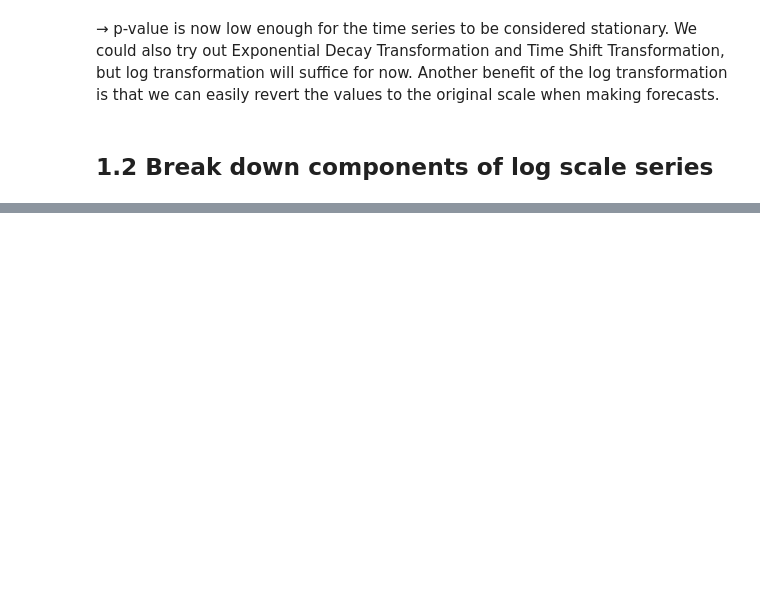
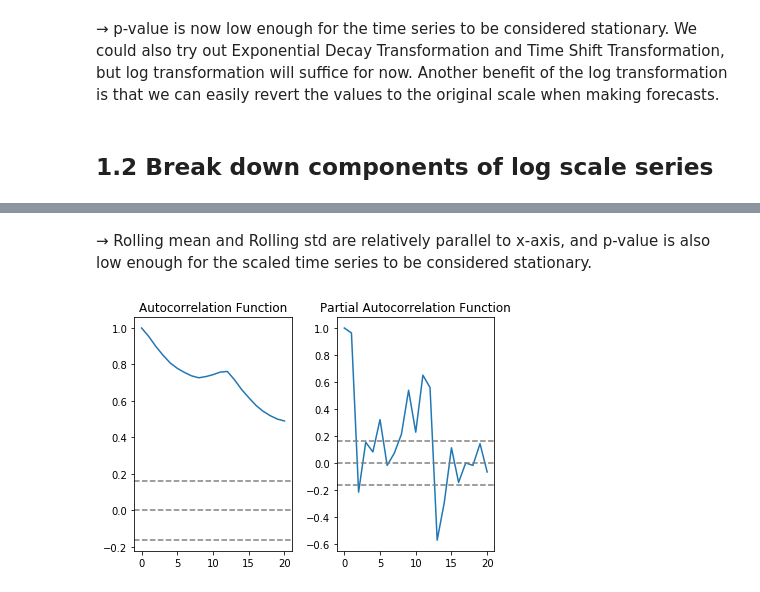
Before and after one commit to mathiasvh/cs_aitopics, a Jupyter notebook: project/Airlines passenger dataset.ipynb, the cells around one changed output, grey strips where cells are left out. Drawn from its saved outputs; the diff is of its cells as text; code cells hidden in the pictures; blank space fills up the shorter version.

```diff
--- a/project/Airlines passenger dataset.ipynb
+++ b/project/Airlines passenger dataset.ipynb
@@ -222,0 +241,27 @@ dtype: float64
+# %% [markdown]
+&rarr; Rolling mean and Rolling std are relatively parallel to x-axis, and p-value is also low enough for the scaled time series to be considered stationary.
+# %%
+#ACF & PACF plots
+
+lag_acf = acf(datasetLogDiffShifting, nlags=20)
+lag_pacf = pacf(datasetLogDiffShifting, nlags=20, method='ols')
+
+#Plot ACF:
+plt.subplot(1,2,1)
+plt.plot(lag_acf)
+plt.axhline(y=0, linestyle='--', color='gray')
+plt.axhline(y=-1.96/np.sqrt(len(datasetLogDiffShifting)), linestyle='--', color='gray')
+plt.axhline(y=1.96/np.sqrt(len(datasetLogDiffShifting)), linestyle='--', color='gray')
+plt.title('Autocorrelation Function')
+
+#Plot PACF
+plt.subplot(1,2,2)
+plt.plot(lag_pacf)
+plt.axhline(y=0, linestyle='--', color='gray')
+plt.axhline(y=-1.96/np.sqrt(len(datasetLogDiffShifting)), linestyle='--', color='gray')
+plt.axhline(y=1.96/np.sqrt(len(datasetLogDiffShifting)), linestyle='--', color='gray')
+plt.title('Partial Autocorrelation Function')
+
+plt.tight_layout()
+# %% [output]
+[figure, added]
```
Also changed, not shown: parts of 26 cells of this notebook, 1 other file.
